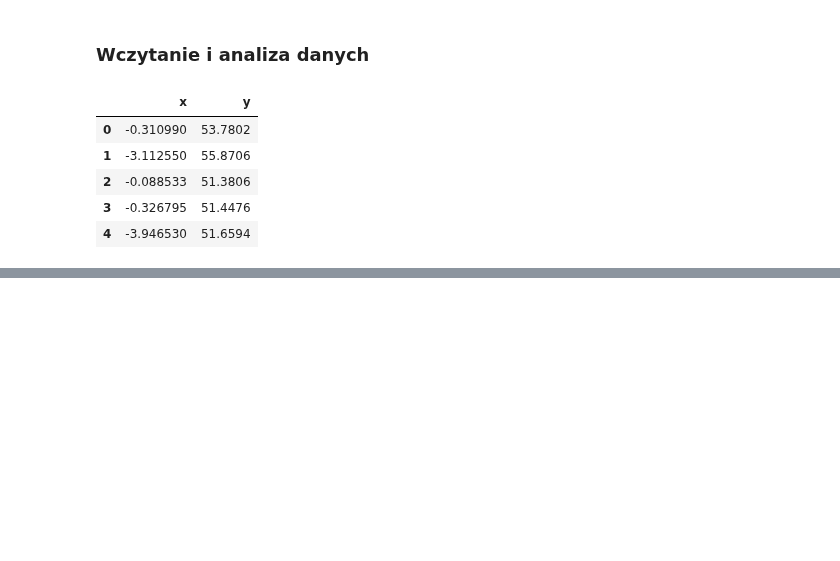
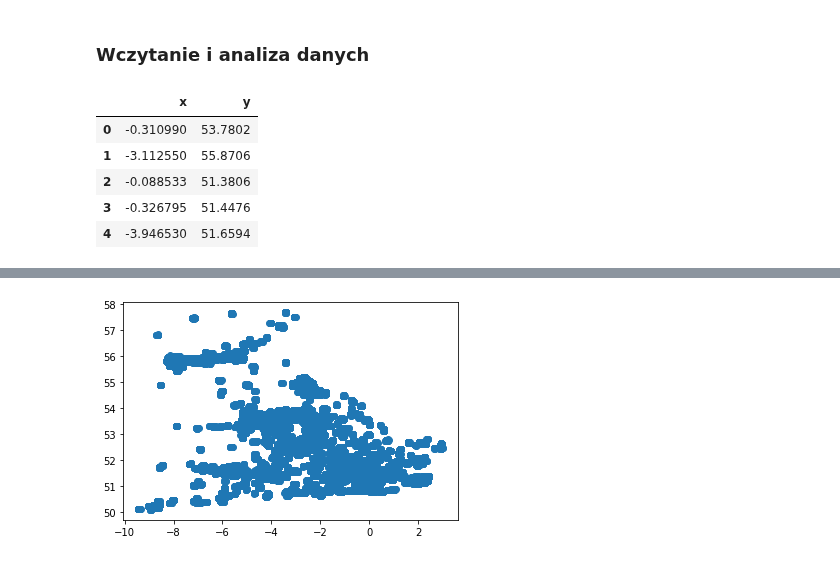
Before and after one commit to malwina0/2022L-ML, a Jupyter notebook: ZD5/ZD5_Piwko_Wojewoda.ipynb, the cells around one changed output, grey strips where cells are left out. Saved outputs shown, nothing was run; the diff lists cells and outputs as text; code cells hidden in the pictures; blank space fills up the shorter version.

```diff
--- a/ZD5/ZD5_Piwko_Wojewoda.ipynb
+++ b/ZD5/ZD5_Piwko_Wojewoda.ipynb
@@ -25,3 +25,5 @@ X.head()
 | 2 | -0.088533 | 51.3806 |
 | 3 | -0.326795 | 51.4476 |
 | 4 | -3.946530 | 51.6594 |
+# %%
+X.x = 1.7 * X.x
@@ -27,0 +39,7 @@ X.head()
+# %%
+X = X.to_numpy()
+# %%
+plt.scatter(X[:,0],X[:,1])
+plt.show()
+# %% [output]
+[figure, added]
```
Also changed, not shown: parts of 14 cells of this notebook, 1 other file.
